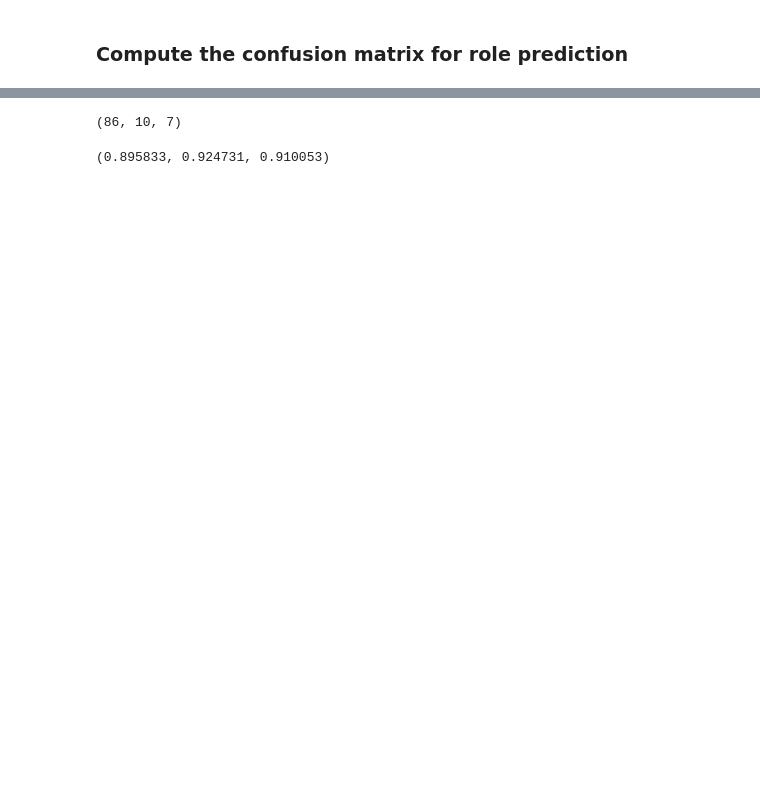
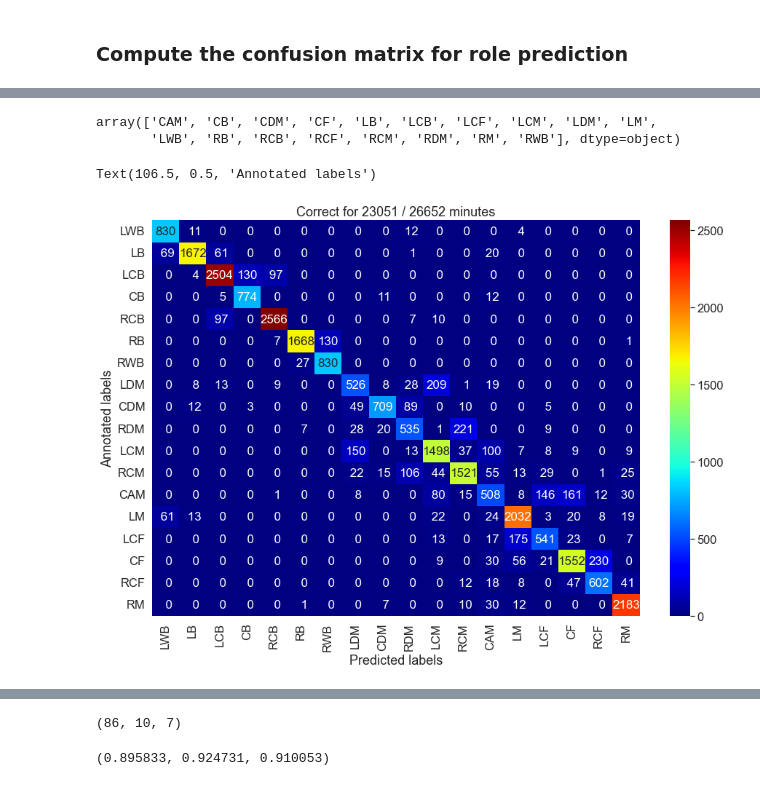
Before and after one commit to pientist/soccercpd, a Jupyter notebook: src/3_model_evaluation.ipynb, the cells around one changed output, grey strips where cells are left out. Drawn from its saved outputs; the diff is of its cells as text; code cells hidden in the pictures; blank space fills up the shorter version.

```diff
--- a/src/3_model_evaluation.ipynb
+++ b/src/3_model_evaluation.ipynb
@@ -201,0 +200,9 @@ mins_discord.groupby(['activity_id', 'session', 'formation_x', 'formation_y']).f
+# %%
+right_cols = HEADER_ROLE_RECORDS[:5] + [LABEL_FORMATION, LABEL_PLAYER_ID, LABEL_SQUAD_NUM, LABEL_ALIGNED_ROLE]
+role_records = pd.read_csv('data/role_records.csv', header=0)
+role_tags_pred = pd.merge(role_periods, role_records[right_cols])
+# %%
+activity_ids = role_tags_true[LABEL_ACTIVITY_ID].unique()
+records = role_tags_pred[role_tags_pred[LABEL_ACTIVITY_ID].isin(activity_ids)].reset_index(drop=True)
+minute_df_pred = generate_minute_segments(records, mode='role')
+minute_df_pred
@@ -201,0 +223,4 @@ mins_discord.groupby(['activity_id', 'session', 'formation_x', 'formation_y']).f
+# %%
+minute_df_true = generate_minute_segments(role_tags_true, mode='role')
+minute_df_true = pd.merge(minute_df_pred[role_header[:-1]], minute_df_true)
+minute_df_true
@@ -201,0 +241,29 @@ mins_discord.groupby(['activity_id', 'session', 'formation_x', 'formation_y']).f
+# %%
+np.sort(minute_df_pred[LABEL_ALIGNED_ROLE].unique())
+# %% [output]
+array(['CAM', 'CB', 'CDM', 'CF', 'LB', 'LCB', 'LCF', 'LCM', 'LDM', 'LM',
+       'LWB', 'RB', 'RCB', 'RCF', 'RCM', 'RDM', 'RM', 'RWB'], dtype=object)
+# %%
+roles = [
+    'LWB', 'LB', 'LCB', 'CB', 'RCB', 'RB', 'RWB',
+    'LDM', 'CDM', 'RDM', 'LCM', 'RCM', 'CAM',
+    'LM', 'LCF', 'CF', 'RCF', 'RM'
+]
+conf_mat = confusion_matrix(
+    minute_df_true[LABEL_ALIGNED_ROLE].values,
+    minute_df_pred[LABEL_ALIGNED_ROLE].values,
+    labels=roles
+)
+conf_mat = pd.DataFrame(conf_mat, index=roles, columns=roles)
+minute_df_common = pd.merge(minute_df_true, minute_df_pred)
+
+plt.figure(figsize=(15, 10))
+sns.set(font_scale=1.5)
+sns.heatmap(conf_mat, cmap='jet', annot=True, fmt='3d', annot_kws={"size": 17,})
+plt.title(f"Correct for {len(minute_df_common)} / {len(minute_df_true)} minutes")
+plt.xlabel("Predicted labels")
+plt.ylabel("Annotated labels")
+# plt.savefig('form_conf.pdf', bbox_inches='tight')
+# %% [output]
+Text(106.5, 0.5, 'Annotated labels')
+[figure, added]
```
Also changed, not shown: parts of 17 cells of this notebook, 3 other files.
